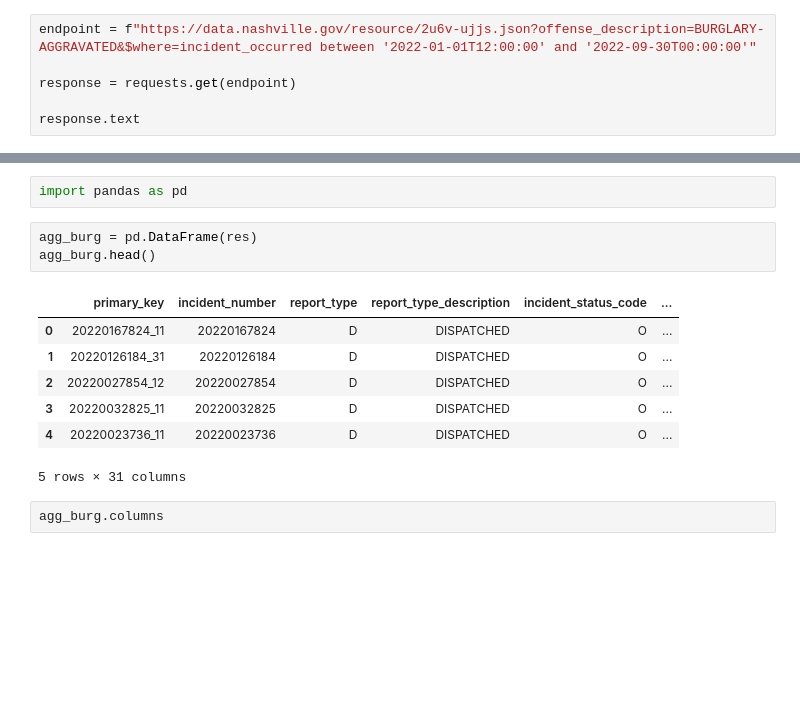
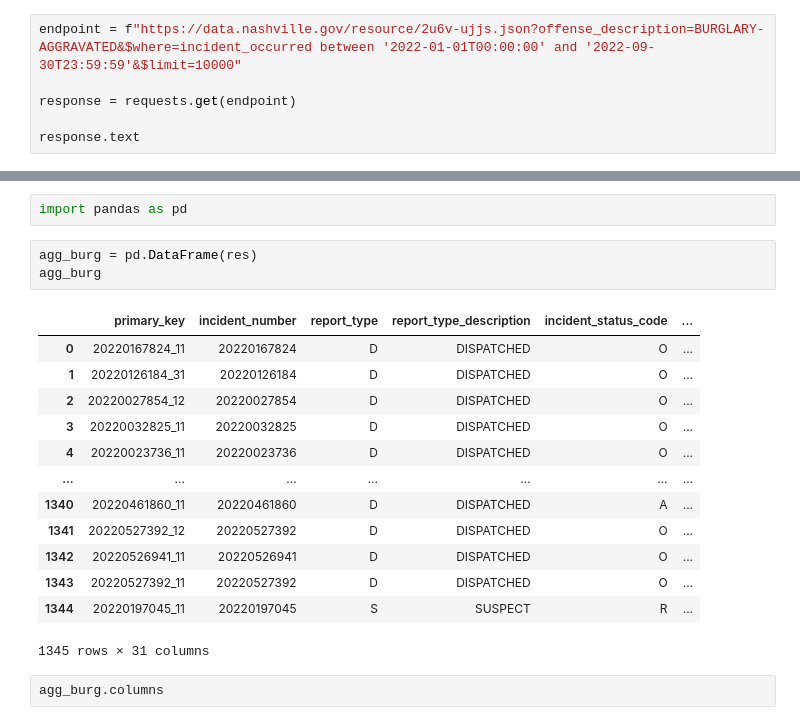
Before and after one commit to nss-data-science-cohort-6/api_project-jolly_ranchers, a Jupyter notebook: JR_API.ipynb, the cells around one changed output, grey strips where cells are left out. Drawn from its saved outputs; the diff is of its cells as text; blank space fills up the shorter version.

```diff
--- a/JR_API.ipynb
+++ b/JR_API.ipynb
@@ -14,7 +14,7 @@ response.text
 # %% [output]
 '[{"primary_key":"20220641257_11","incident_number":"20220641257","report_type":"W","report_type_description":"WITNESS","incident_status_code":"U","incident_status_description":"UNFOUNDED","investigat ...
 # %%
-endpoint = f"https://data.nashville.gov/resource/2u6v-ujjs.json?offense_description=BURGLARY- AGGRAVATED&$where=incident_occurred between '2022-01-01T12:00:00' and '2022-09-30T00:00:00'"
+endpoint = f"https://data.nashville.gov/resource/2u6v-ujjs.json?offense_description=BURGLARY- AGGRAVATED&$where=incident_occurred between '2022-01-01T00:00:00' and '2022-09-30T23:59:59'&$limit=10000"
 
 response = requests.get(endpoint)
 
@@ -46,15 +46,21 @@ res
 import pandas as pd
 # %%
 agg_burg = pd.DataFrame(res)
-agg_burg.head()
+agg_burg
 # %% [output]
 |  | primary_key | incident_number | report_type | report_type_description | incident_status_code | ... |
 | 0 | 20220167824_11 | 20220167824 | D | DISPATCHED | O | ... |
 | 1 | 20220126184_31 | 20220126184 | D | DISPATCHED | O | ... |
 | 2 | 20220027854_12 | 20220027854 | D | DISPATCHED | O | ... |
 | 3 | 20220032825_11 | 20220032825 | D | DISPATCHED | O | ... |
 | 4 | 20220023736_11 | 20220023736 | D | DISPATCHED | O | ... |
+| ... | ... | ... | ... | ... | ... | ... |
+| 1340 | 20220461860_11 | 20220461860 | D | DISPATCHED | A | ... |
+| 1341 | 20220527392_12 | 20220527392 | D | DISPATCHED | O | ... |
+| 1342 | 20220526941_11 | 20220526941 | D | DISPATCHED | O | ... |
+| 1343 | 20220527392_11 | 20220527392 | D | DISPATCHED | O | ... |
+| 1344 | 20220197045_11 | 20220197045 | S | SUSPECT | R | ... |
-5 rows × 31 columns
+1345 rows × 31 columns
 # %%
 agg_burg.columns
 # %% [output]
```
Also changed, not shown: parts of 17 cells of this notebook.
